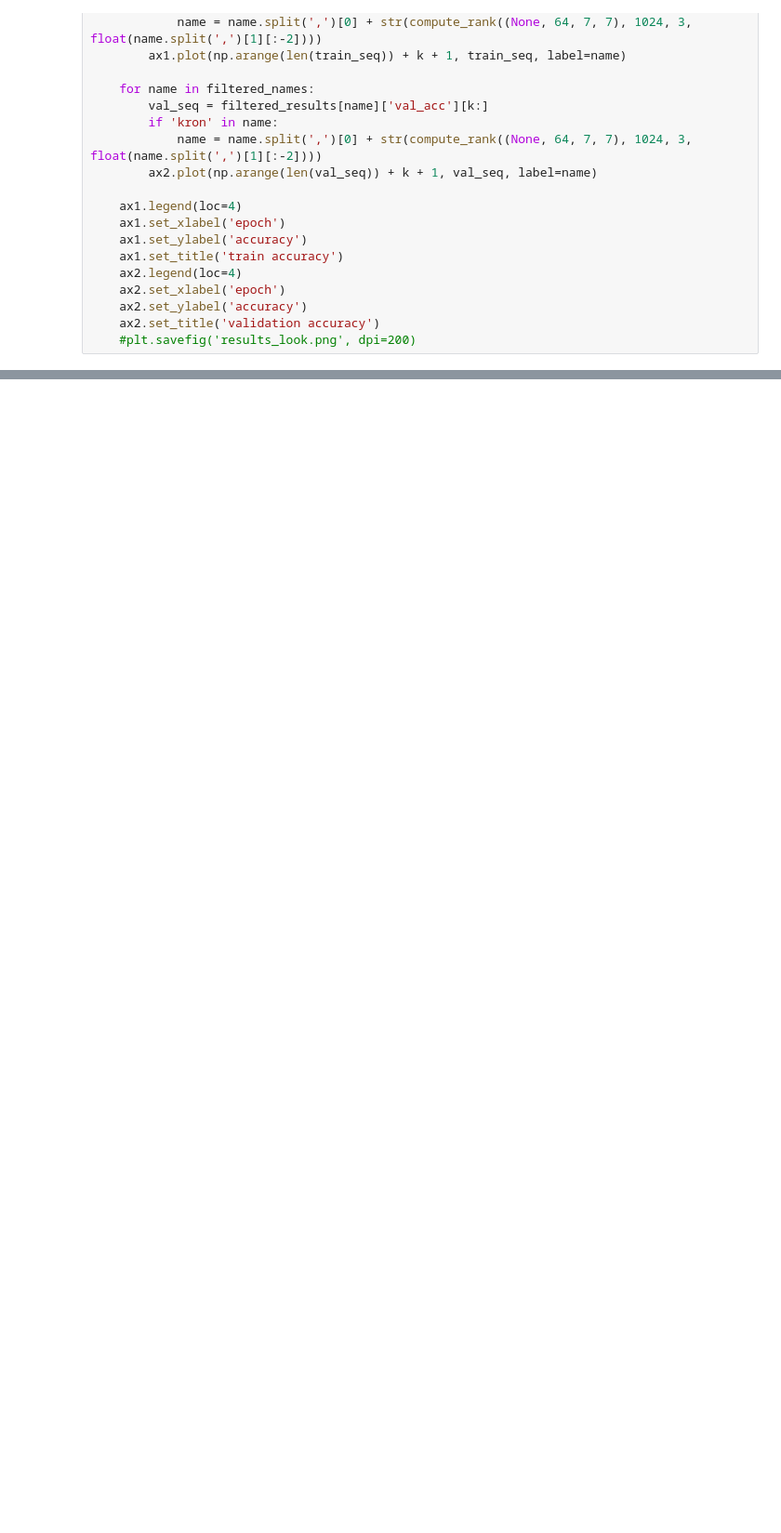
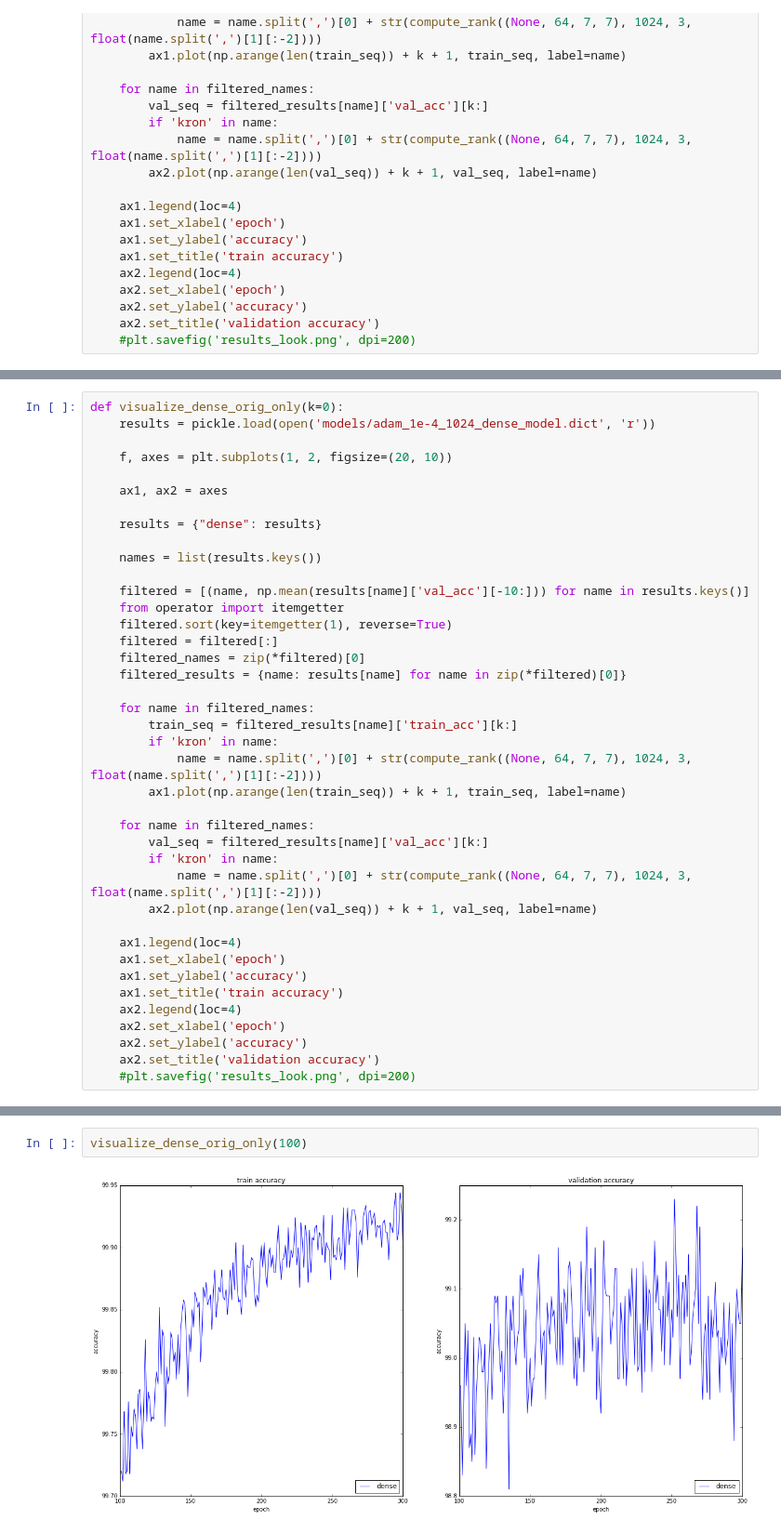
Before and after one commit to thatdeep/kron_layer_lasagne, a Jupyter notebook: train_history_visualization.ipynb, the cells around one changed output, grey strips where cells are left out. Shown at 93% size. Saved outputs shown, nothing was run; the diff lists cells and outputs as text; blank space fills up the shorter version.

```diff
--- a/train_history_visualization.ipynb
+++ b/train_history_visualization.ipynb
@@ -99,4 +99,44 @@ def visualize_dense_only(k=0):
     ax2.set_ylabel('accuracy')
     ax2.set_title('validation accuracy')
     #plt.savefig('results_look.png', dpi=200)
+# %%
+def visualize_dense_orig_only(k=0):
+    results = pickle.load(open('models/adam_1e-4_1024_dense_model.dict', 'r'))
+
+    f, axes = plt.subplots(1, 2, figsize=(20, 10))
+
+    ax1, ax2 = axes
+
+    results = {"dense": results}
+
+    names = list(results.keys())
+
+    filtered = [(name, np.mean(results[name]['val_acc'][-10:])) for name in results.keys()]
+    from operator import itemgetter
+    filtered.sort(key=itemgetter(1), reverse=True)
+    filtered = filtered[:]
+    filtered_names = zip(*filtered)[0]
+    filtered_results = {name: results[name] for name in zip(*filtered)[0]}
+
+    for name in filtered_names:
+        train_seq = filtered_results[name]['train_acc'][k:]
+        if 'kron' in name:
+            name = name.split(',')[0] + str(compute_rank((None, 64, 7, 7), 1024, 3, float(name.split(',')[1][:-2])))
+        ax1.plot(np.arange(len(train_seq)) + k + 1, train_seq, label=name)
+
+    for name in filtered_names:
+        val_seq = filtered_results[name]['val_acc'][k:]
+        if 'kron' in name:
+            name = name.split(',')[0] + str(compute_rank((None, 64, 7, 7), 1024, 3, float(name.split(',')[1][:-2])))
+        ax2.plot(np.arange(len(val_seq)) + k + 1, val_seq, label=name)
+
+    ax1.legend(loc=4)
+    ax1.set_xlabel('epoch')
+    ax1.set_ylabel('accuracy')
+    ax1.set_title('train accuracy')
+    ax2.legend(loc=4)
+    ax2.set_xlabel('epoch')
+    ax2.set_ylabel('accuracy')
+    ax2.set_title('validation accuracy')
+    #plt.savefig('results_look.png', dpi=200)
 # %%
@@ -105,0 +150,4 @@ visualize_dense_only(0)
+# %%
+visualize_dense_orig_only(100)
+# %% [output]
+[figure, added]
```
Also changed, not shown: parts of 4 cells of this notebook, 3 other files.
